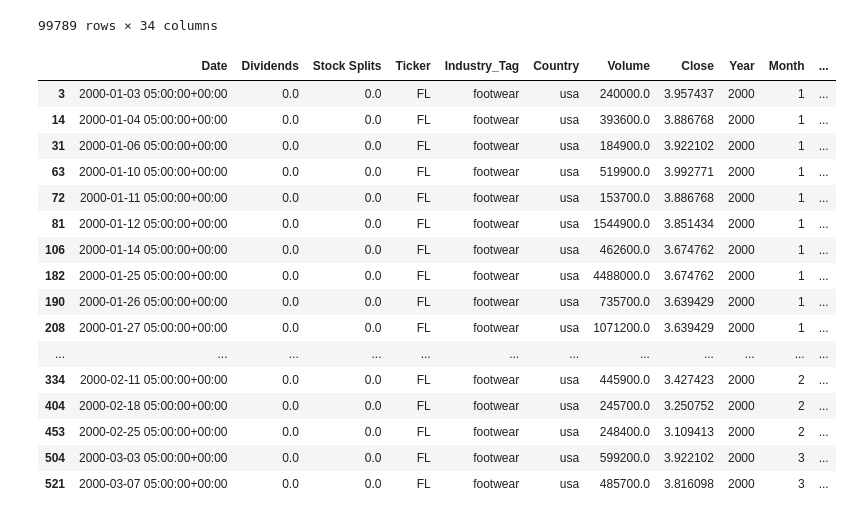
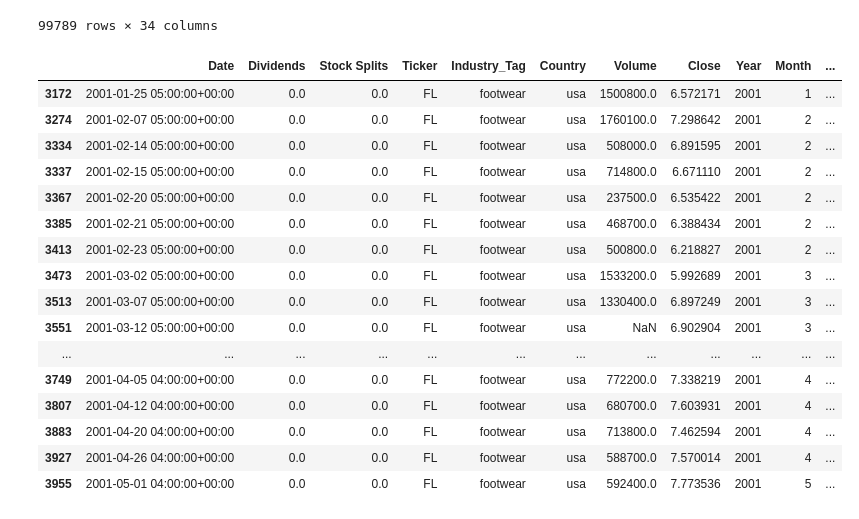
Before and after one commit to timmvdm/Intro_ML_NOVA, a Jupyter notebook: Project_template.ipynb, the cells around one changed output. Saved outputs shown, nothing was run; the diff lists cells and outputs as text; code cells hidden in the pictures.

```diff
--- a/Project_template.ipynb
+++ b/Project_template.ipynb
@@ -477,22 +477,22 @@ df
 99789 rows × 34 columns
 # %%
 pd.set_option('display.max_columns', None)
-df[df['Ticker'] == 'FL'][:110]
+df[df['Ticker'] == 'FL'][:20]
 # %% [output]
 |  | Date | Dividends | Stock Splits | Ticker | Industry_Tag | Country | Volume | Close | Year | Month | ... |
-| 3 | 2000-01-03 05:00:00+00:00 | 0.0 | 0.0 | FL | footwear | usa | 240000.0 | 3.957437 | 2000 | 1 | ... |
-| 14 | 2000-01-04 05:00:00+00:00 | 0.0 | 0.0 | FL | footwear | usa | 393600.0 | 3.886768 | 2000 | 1 | ... |
-| 31 | 2000-01-06 05:00:00+00:00 | 0.0 | 0.0 | FL | footwear | usa | 184900.0 | 3.922102 | 2000 | 1 | ... |
-| 63 | 2000-01-10 05:00:00+00:00 | 0.0 | 0.0 | FL | footwear | usa | 519900.0 | 3.992771 | 2000 | 1 | ... |
-| 72 | 2000-01-11 05:00:00+00:00 | 0.0 | 0.0 | FL | footwear | usa | 153700.0 | 3.886768 | 2000 | 1 | ... |
-| 81 | 2000-01-12 05:00:00+00:00 | 0.0 | 0.0 | FL | footwear | usa | 1544900.0 | 3.851434 | 2000 | 1 | ... |
-| 106 | 2000-01-14 05:00:00+00:00 | 0.0 | 0.0 | FL | footwear | usa | 462600.0 | 3.674762 | 2000 | 1 | ... |
-| 182 | 2000-01-25 05:00:00+00:00 | 0.0 | 0.0 | FL | footwear | usa | 4488000.0 | 3.674762 | 2000 | 1 | ... |
-| 190 | 2000-01-26 05:00:00+00:00 | 0.0 | 0.0 | FL | footwear | usa | 735700.0 | 3.639429 | 2000 | 1 | ... |
-| 208 | 2000-01-27 05:00:00+00:00 | 0.0 | 0.0 | FL | footwear | usa | 1071200.0 | 3.639429 | 2000 | 1 | ... |
+| 3172 | 2001-01-25 05:00:00+00:00 | 0.0 | 0.0 | FL | footwear | usa | 1500800.0 | 6.572171 | 2001 | 1 | ... |
+| 3274 | 2001-02-07 05:00:00+00:00 | 0.0 | 0.0 | FL | footwear | usa | 1760100.0 | 7.298642 | 2001 | 2 | ... |
+| 3334 | 2001-02-14 05:00:00+00:00 | 0.0 | 0.0 | FL | footwear | usa | 508000.0 | 6.891595 | 2001 | 2 | ... |
+| 3337 | 2001-02-15 05:00:00+00:00 | 0.0 | 0.0 | FL | footwear | usa | 714800.0 | 6.671110 | 2001 | 2 | ... |
+| 3367 | 2001-02-20 05:00:00+00:00 | 0.0 | 0.0 | FL | footwear | usa | 237500.0 | 6.535422 | 2001 | 2 | ... |
+| 3385 | 2001-02-21 05:00:00+00:00 | 0.0 | 0.0 | FL | footwear | usa | 468700.0 | 6.388434 | 2001 | 2 | ... |
+| 3413 | 2001-02-23 05:00:00+00:00 | 0.0 | 0.0 | FL | footwear | usa | 500800.0 | 6.218827 | 2001 | 2 | ... |
+| 3473 | 2001-03-02 05:00:00+00:00 | 0.0 | 0.0 | FL | footwear | usa | 1533200.0 | 5.992689 | 2001 | 3 | ... |
+| 3513 | 2001-03-07 05:00:00+00:00 | 0.0 | 0.0 | FL | footwear | usa | 1330400.0 | 6.897249 | 2001 | 3 | ... |
+| 3551 | 2001-03-12 05:00:00+00:00 | 0.0 | 0.0 | FL | footwear | usa | NaN | 6.902904 | 2001 | 3 | ... |
 | ... | ... | ... | ... | ... | ... | ... | ... | ... | ... | ... | ... |
-| 334 | 2000-02-11 05:00:00+00:00 | 0.0 | 0.0 | FL | footwear | usa | 445900.0 | 3.427423 | 2000 | 2 | ... |
-| 404 | 2000-02-18 05:00:00+00:00 | 0.0 | 0.0 | FL | footwear | usa | 245700.0 | 3.250752 | 2000 | 2 | ... |
-| 453 | 2000-02-25 05:00:00+00:00 | 0.0 | 0.0 | FL | footwear | usa | 248400.0 | 3.109413 | 2000 | 2 | ... |
-| 504 | 2000-03-03 05:00:00+00:00 | 0.0 | 0.0 | FL | footwear | usa | 599200.0 | 3.922102 | 2000 | 3 | ... |
-| 521 | 2000-03-07 05:00:00+00:00 | 0.0 | 0.0 | FL | footwear | usa | 485700.0 | 3.816098 | 2000 | 3 | ... |
+| 3749 | 2001-04-05 04:00:00+00:00 | 0.0 | 0.0 | FL | footwear | usa | 772200.0 | 7.338219 | 2001 | 4 | ... |
+| 3807 | 2001-04-12 04:00:00+00:00 | 0.0 | 0.0 | FL | footwear | usa | 680700.0 | 7.603931 | 2001 | 4 | ... |
+| 3883 | 2001-04-20 04:00:00+00:00 | 0.0 | 0.0 | FL | footwear | usa | 713800.0 | 7.462594 | 2001 | 4 | ... |
+| 3927 | 2001-04-26 04:00:00+00:00 | 0.0 | 0.0 | FL | footwear | usa | 588700.0 | 7.570014 | 2001 | 4 | ... |
+| 3955 | 2001-05-01 04:00:00+00:00 | 0.0 | 0.0 | FL | footwear | usa | 592400.0 | 7.773536 | 2001 | 5 | ... |
```
Also changed, not shown: 1 other file.
